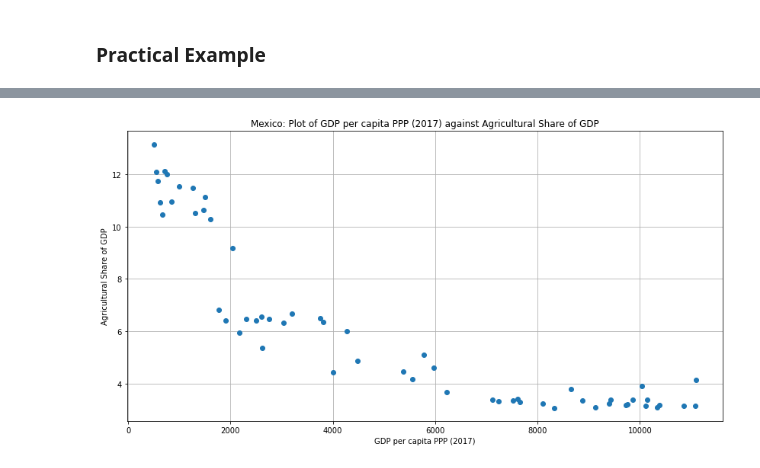
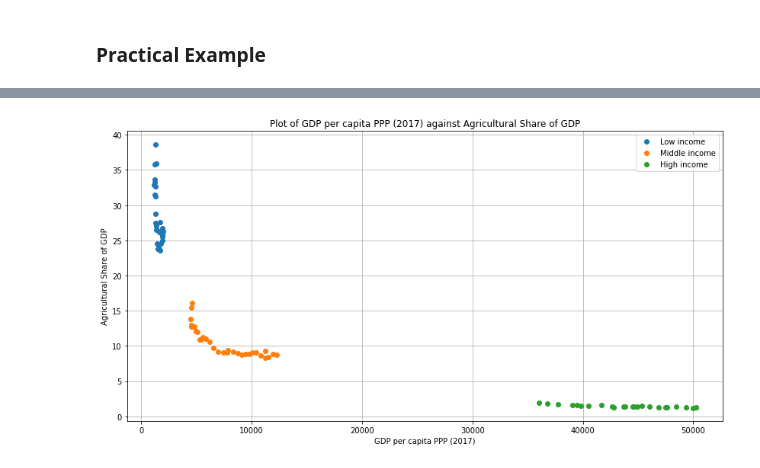
Before and after one commit to blankhall98/Agriculture-and-Development, a Jupyter notebook: scripts/Data Reading and Analysis.ipynb, the cells around one changed output, grey strips where cells are left out. Drawn from its saved outputs; the diff is of its cells as text; code cells hidden in the pictures.

```diff
--- a/scripts/Data Reading and Analysis.ipynb
+++ b/scripts/Data Reading and Analysis.ipynb
@@ -48,7 +60,9 @@ gdp_pc_ppp = pd.read_csv(get_route('GDP per capita'))
 DATA = {
     'Agricultural Share of GDP': agriculture_gdp,
     'GDP per capita': gdp_pc,
-    'GDP per capita PPP (2017)': gdp_pc_ppp
+    'GDP per capita PPP (2017)': gdp_pc_ppp,
+    'Poverty Ratio': poverty_ratio,
+    'Rural Population': rural_population
 }
 # %%
 #In bases from the WORLD BANK, this columns are the ones not containing year information
@@ -98,2 +128,14 @@ def compare_region_bases(region,base1,base2):
+# %%
+def compare_regions_bases(regions,base1,base2):
+    # Plot the data
+    plt.figure(figsize=(14, 7))
+    plt.title(f"Plot of {base1} against {base2}")
+    for region in regions:
+        plt.plot(region[base1]['Value'],region[base2]['Value'],'o',label=region['Region'])
+    plt.xlabel(base1)
+    plt.ylabel(base2)
+    plt.grid(True)
+    plt.legend()
+    plt.show()
 # %% [markdown]
 ### Practical Example
@@ -105,0 +156,6 @@ plot_region_base(country,'Agricultural Share of GDP')
+# %%
+region1 = extract_region_data('Low income')
+region2 = extract_region_data('Middle income')
+region3 = extract_region_data('High income')
+# %%
+regions = [region1,region2,region3]
@@ -106,4 +166,4 @@ plot_region_base(country,'Agricultural Share of GDP')
 # %%
-compare_region_bases(country,'GDP per capita PPP (2017)','Agricultural Share of GDP')
+compare_regions_bases(regions,'GDP per capita PPP (2017)','Agricultural Share of GDP')
 # %% [output]
-[figure, old version]
+[figure, new version]
```
Also changed, not shown: parts of 12 cells of this notebook, 3 other files.
